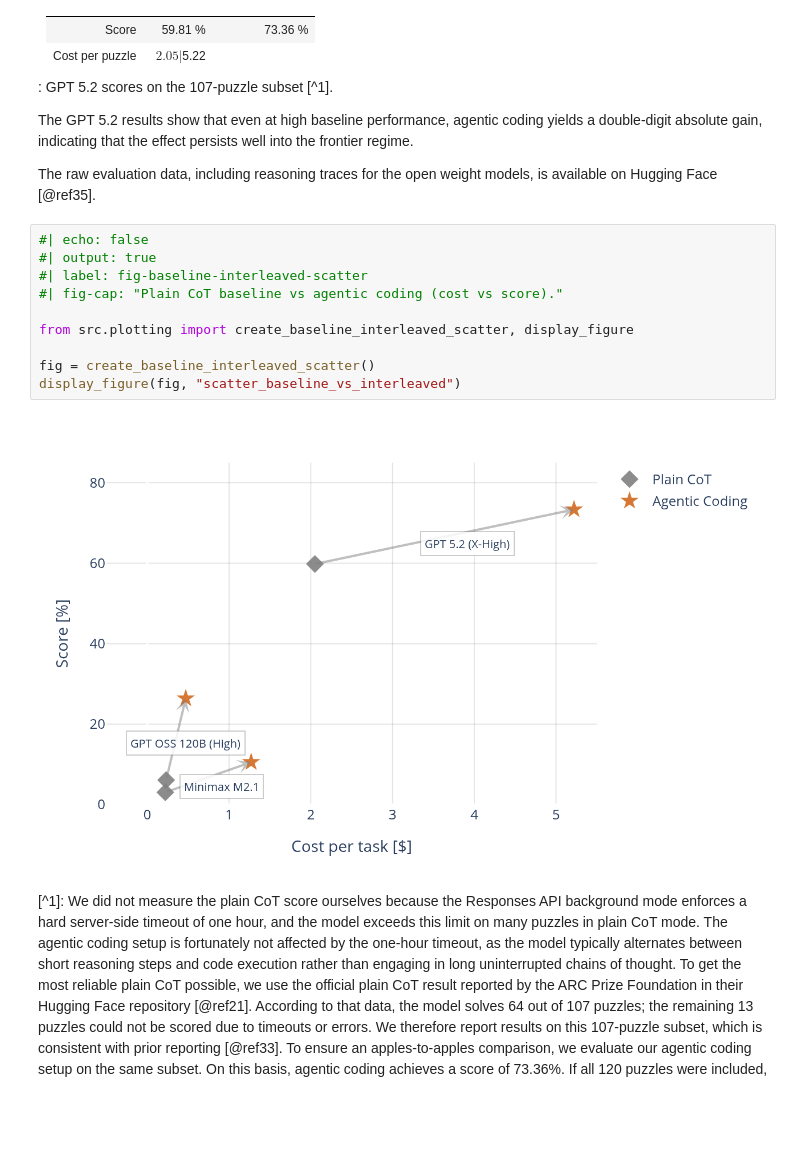
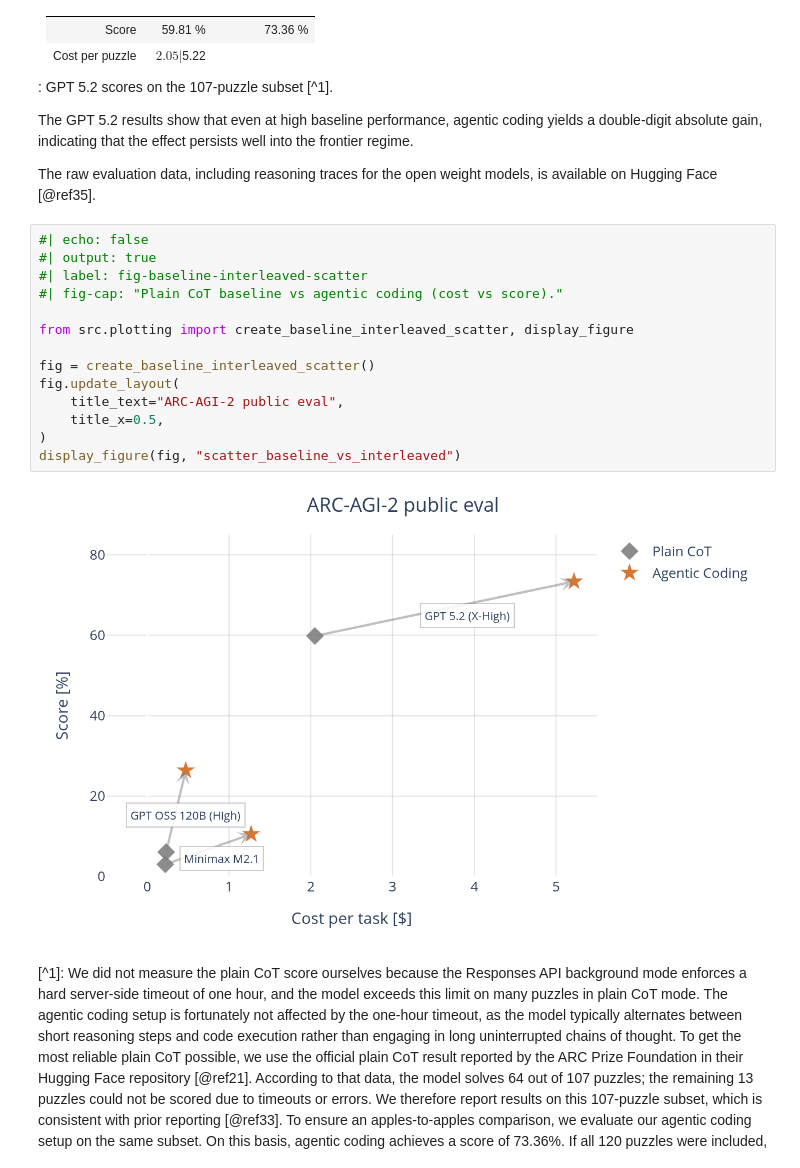
Before and after one commit to pivotools/pivotools-quarto-blog, a Jupyter notebook: posts/agentic_coding_arc_agi/index.ipynb, the cells around one changed output. Saved outputs shown, nothing was run; the diff lists cells and outputs as text; blank space fills up the shorter version.

```diff
--- a/posts/agentic_coding_arc_agi/index.ipynb
+++ b/posts/agentic_coding_arc_agi/index.ipynb
@@ -265,15 +283,19 @@ The raw evaluation data, including reasoning traces for the open weight models,
 # %%
 #| echo: false
 #| output: true
 #| label: fig-baseline-interleaved-scatter
 #| fig-cap: "Plain CoT baseline vs agentic coding (cost vs score)."
 
 from src.plotting import create_baseline_interleaved_scatter, display_figure
 
 fig = create_baseline_interleaved_scatter()
+fig.update_layout(
+    title_text="ARC-AGI-2 public eval",
+    title_x=0.5,
+)
 display_figure(fig, "scatter_baseline_vs_interleaved")
 # %% [output]
-[figure, old version]
+[figure, new version]
 # %% [markdown]
 [^1]: We did not measure the plain CoT score ourselves because the Responses API background mode enforces a hard server-side timeout of one hour, and the model exceeds this limit on many puzzles in plain CoT mode. The agentic coding setup is fortunately not affected by the one-hour timeout, as the model typically alternates between short reasoning steps and code execution rather than engaging in long uninterrupted chains of thought. To get the most reliable plain CoT possible, we use the official plain CoT result reported by the ARC Prize Foundation in their Hugging Face repository [@ref21]. According to that data, the model solves 64 out of 107 puzzles; the remaining 13 puzzles could not be scored due to timeouts or errors. We therefore report results on this 107-puzzle subset, which is consistent with prior reporting [@ref33]. To ensure an apples-to-apples comparison, we evaluate our agentic coding setup on the same subset. On this basis, agentic coding achieves a score of 73.36%. If all 120 puzzles were included, counting unsolved puzzles as failures, the plain CoT score would be 53.33%, while agentic coding would achieve 68.33%.
 # %% [markdown]
```
Also changed, not shown: parts of 5 cells of this notebook.
